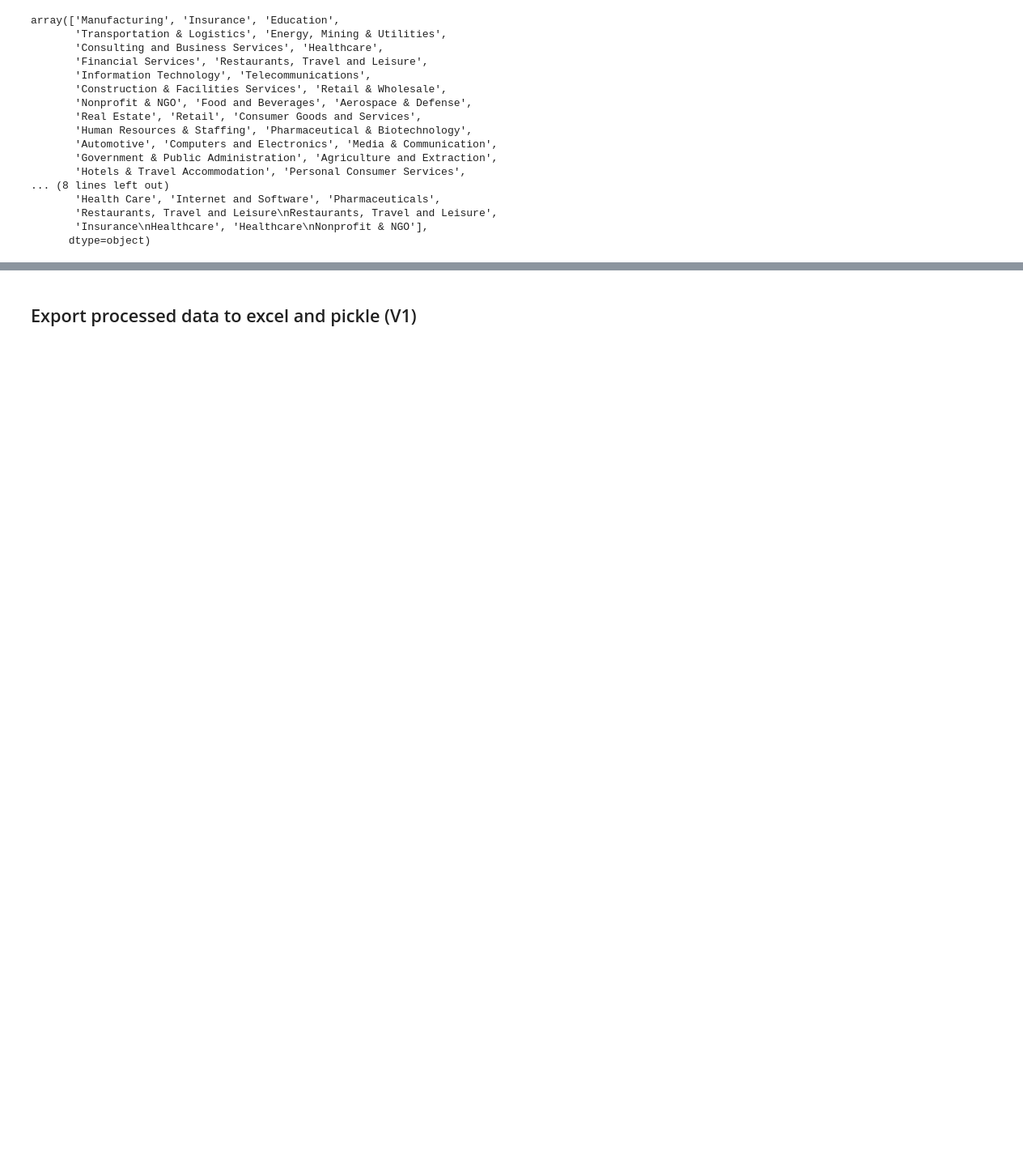
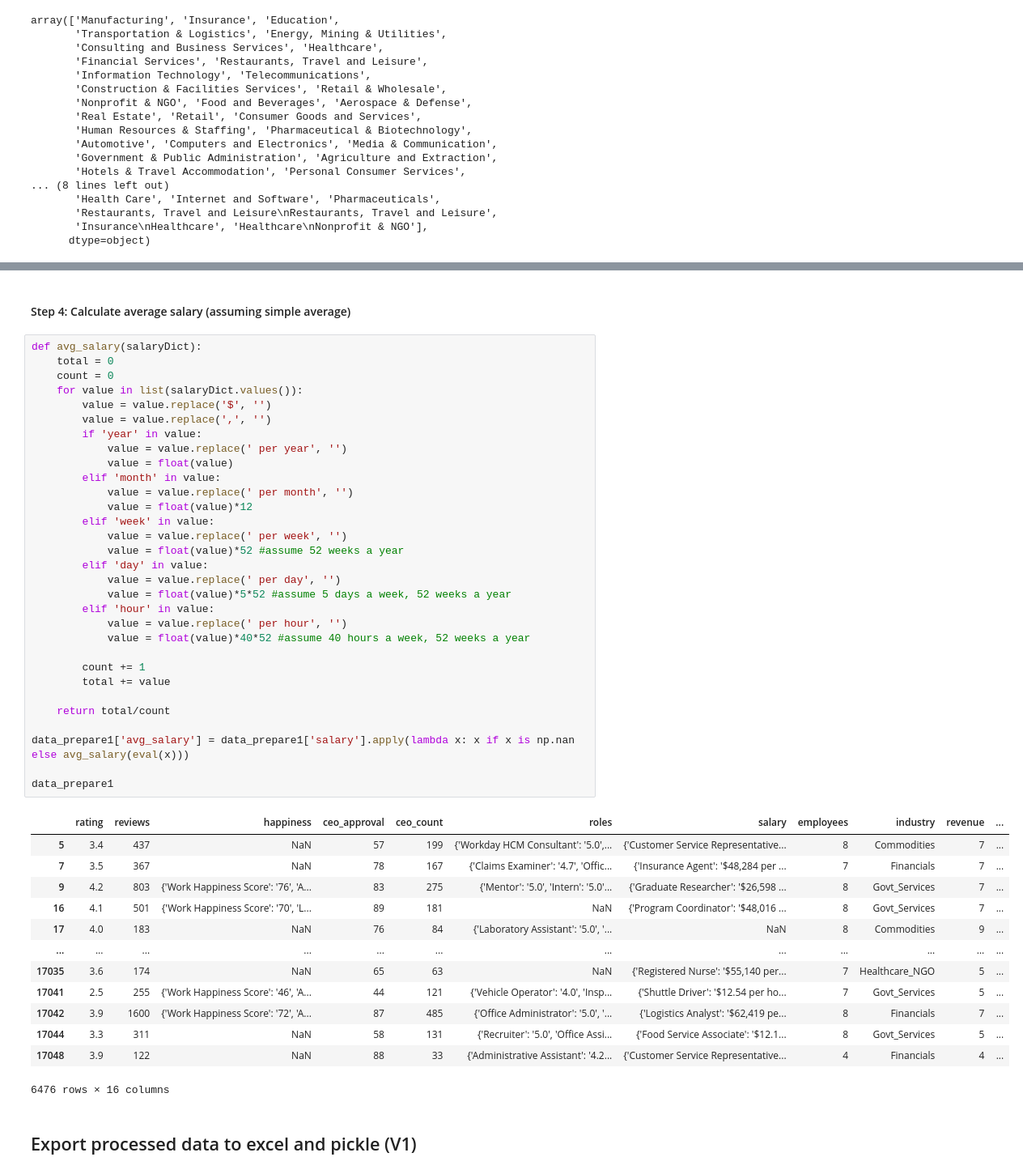
Before and after one commit to leileijng/CompanyRatings_DS, a Jupyter notebook: data_preparation/CompanyRating_Preprocessing_2.ipynb, the cells around one changed output, grey strips where cells are left out. Shown: that part at 81% size. Cells and saved outputs as stored; diff of their text form; blank space fills up the shorter version.

```diff
--- a/data_preparation/CompanyRating_Preprocessing_2.ipynb
+++ b/data_preparation/CompanyRating_Preprocessing_2.ipynb
@@ -395,3 +408,50 @@ data_prepare1.head(10)
+# %% [markdown]
+#### Step 4: Calculate average salary (assuming simple average)
+# %%
+def avg_salary(salaryDict):
+    total = 0
+    count = 0
+    for value in list(salaryDict.values()):
+        value = value.replace('$', '')
+        value = value.replace(',', '')
+        if 'year' in value:
+            value = value.replace(' per year', '')
+            value = float(value)
+        elif 'month' in value:
+            value = value.replace(' per month', '')
+            value = float(value)*12
+        elif 'week' in value:
+            value = value.replace(' per week', '')
+            value = float(value)*52 #assume 52 weeks a year
+        elif 'day' in value:
+            value = value.replace(' per day', '')
+            value = float(value)*5*52 #assume 5 days a week, 52 weeks a year
+        elif 'hour' in value:
+            value = value.replace(' per hour', '')
+            value = float(value)*40*52 #assume 40 hours a week, 52 weeks a year
+
+        count += 1
+        total += value
+
+    return total/count
+
+data_prepare1['avg_salary'] = data_prepare1['salary'].apply(lambda x: x if x is np.nan else avg_salary(eval(x)))
+
+data_prepare1
+# %% [output]
+|  | rating | reviews | happiness | ceo_approval | ceo_count | roles | salary | employees | industry | revenue | ... |
+| 5 | 3.4 | 437 | NaN | 57 | 199 | {'Workday HCM Consultant': '5.0',... | {'Customer Service Representative... | 8 | Commodities | 7 | ... |
+| 7 | 3.5 | 367 | NaN | 78 | 167 | {'Claims Examiner': '4.7', 'Offic... | {'Insurance Agent': '$48,284 per ... | 7 | Financials | 7 | ... |
+| 9 | 4.2 | 803 | {'Work Happiness Score': '76', 'A... | 83 | 275 | {'Mentor': '5.0', 'Intern': '5.0'... | {'Graduate Researcher': '$26,598 ... | 8 | Govt_Services | 7 | ... |
+| 16 | 4.1 | 501 | {'Work Happiness Score': '70', 'L... | 89 | 181 | NaN | {'Program Coordinator': '$48,016 ... | 8 | Govt_Services | 7 | ... |
+| 17 | 4.0 | 183 | NaN | 76 | 84 | {'Laboratory Assistant': '5.0', '... | NaN | 8 | Commodities | 9 | ... |
+| ... | ... | ... | ... | ... | ... | ... | ... | ... | ... | ... | ... |
+| 17035 | 3.6 | 174 | NaN | 65 | 63 | NaN | {'Registered Nurse': '$55,140 per... | 7 | Healthcare_NGO | 5 | ... |
+| 17041 | 2.5 | 255 | {'Work Happiness Score': '46', 'A... | 44 | 121 | {'Vehicle Operator': '4.0', 'Insp... | {'Shuttle Driver': '$12.54 per ho... | 7 | Govt_Services | 5 | ... |
+| 17042 | 3.9 | 1600 | {'Work Happiness Score': '72', 'A... | 87 | 485 | {'Office Administrator': '5.0', '... | {'Logistics Analyst': '$62,419 pe... | 8 | Financials | 7 | ... |
+| 17044 | 3.3 | 311 | NaN | 58 | 131 | {'Recruiter': '5.0', 'Office Assi... | {'Food Service Associate': '$12.1... | 8 | Govt_Services | 5 | ... |
+| 17048 | 3.9 | 122 | NaN | 88 | 33 | {'Administrative Assistant': '4.2... | {'Customer Service Representative... | 4 | Financials | 4 | ... |
+6476 rows × 16 columns
 # %% [markdown]
 ## Export processed data to excel and pickle (V1)
 # %%
```
Also changed, not shown: parts of 6 cells of this notebook, 4 other files.
